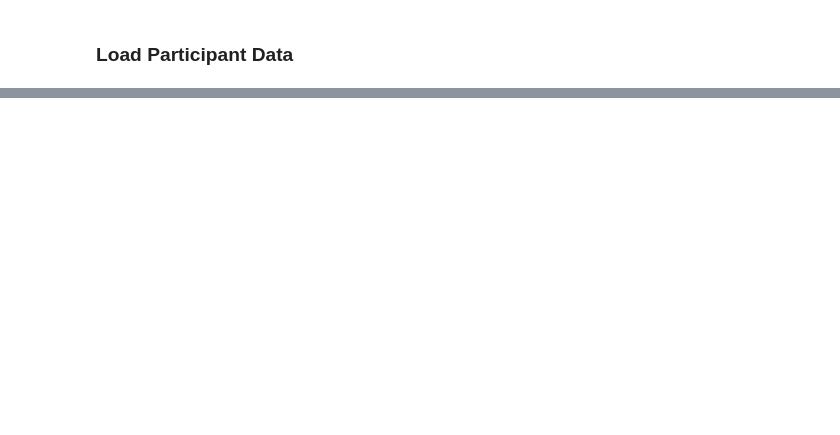
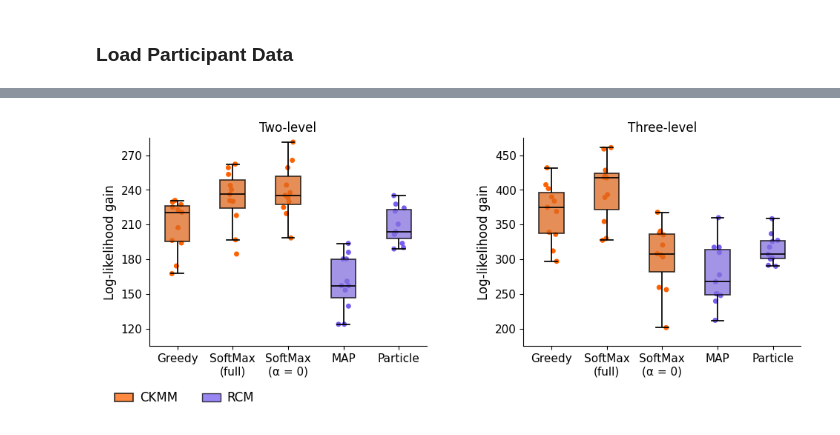
Before and after one commit to katie-warburton/Sequence-Effects-in-Hierarchical-Category-Systems, a Jupyter notebook: Model Comparison.ipynb, the cells around one changed output, grey strips where cells are left out. Cells and saved outputs as stored; diff of their text form; code cells hidden in the pictures; blank space fills up the shorter version.

Commit message:
updated comparison to be the same for both levels of ckmm

```diff
--- a/Model Comparison.ipynb
+++ b/Model Comparison.ipynb
@@ -305,0 +176,2 @@ fig.savefig(f'Figures/loglike-by-fold.jpg', dpi=300,  bbox_inches="tight")
+# %%
+two_lls, three_lls, best_params_ocs, best_params_rcm = cross_validation(ocs_data, (rcm_data2, rcm_data3), item_values, participants, 11, temps, alphas, c_vals, verbose=True)
@@ -305,0 +196,73 @@ fig.savefig(f'Figures/loglike-by-fold.jpg', dpi=300,  bbox_inches="tight")
+# %%
+
+two_df = pd.DataFrame(two_lls, columns=['Greedy', 'SoftMax\n(full)', 'SoftMax\n(α = 0)', 'MAP', 'Particle'])
+two_df['DEPTH'] = 'Two'
+two_df['FOLD'] = [i for i in range(1, 12)]
+two_df['RANDOM'] = np.log((1/3))*(30*13)
+
+three_df = pd.DataFrame(three_lls, columns=['Greedy', 'SoftMax\n(full)', 'SoftMax\n(α = 0)', 'MAP', 'Particle'])
+three_df['DEPTH'] = 'Three'
+three_df['FOLD'] = [i for i in range(1, 12)]
+three_df['RANDOM'] = np.log((1/7))*(30*13)
+
+
+cross_val_df = pd.concat([two_df, three_df])
+long_cross_val = cross_val_df.melt(id_vars=['DEPTH', 'FOLD' ,'RANDOM'], var_name = 'MODEL', value_name='LOGLIKE')
+long_cross_val['TYPE'] = np.where(((long_cross_val.MODEL == 'Greedy') | (long_cross_val.MODEL == 'SoftMax\n(full)') | (long_cross_val.MODEL == 'SoftMax\n(α = 0)')), 'CKMM', 'RCM')
+
+long_cross_val['GAIN'] = long_cross_val['LOGLIKE'] - long_cross_val['RANDOM']
+# %%
+# just_two = long_cross_val[(long_cross_val['MODEL'] == 'SoftMax')|(long_cross_val['MODEL'] == 'Particle')]
+g = sns.catplot(
+    data=long_cross_val,
+    col='DEPTH',
+    x = 'MODEL',
+    y = 'GAIN',
+    hue = 'TYPE',
+    kind='strip',
+    palette= ['#FE6100', '#785EF0'],
+    sharey=False,
+    height=3.9,
+    aspect=1.25,
+    legend=False,
+)
+
+g.map_dataframe(
+    sns.boxplot,
+    x='MODEL',
+    y='GAIN',
+    palette= ['#FE6100', '#785EF0'],
+    hue = 'TYPE',
+    linecolor='black',
+    boxprops=dict(alpha=0.75, edgecolor='black', zorder=10, linewidth=1.25),
+    whiskerprops=dict(zorder=10, linewidth=1.25),
+    capprops=dict(zorder=10, linewidth=1.25),
+    medianprops=dict(zorder=11, linewidth=1.25),
+    width=0.45,
+    fliersize=0,
+)
+
+ckmm_patch = mpatches.Patch(facecolor='#FE6100', alpha=0.75, linewidth=1.25, edgecolor='black', label='CKMM')
+rcm_patch = mpatches.Patch(facecolor='#785EF0', alpha=0.75,  edgecolor='black', label='RCM')
+g.set_xlabels('')
+g.axes[0][0].set_ylabel('Log-likelihood gain', fontsize=12)
+g.axes[0][0].set_yticks([120, 150, 180, 210, 240, 270])
+g.axes[0][0].set_ylim(105, 285)
+g.axes[0][0].tick_params(axis='both', which='major', labelsize=11)
+
+# g.axes[0][0].set_yticks([100, 150, 200, 250, 300, 350])
+# g.axes[0][0].set_ylim(75, 375)
+
+g.axes[0][1].set_ylabel('Log-likelihood gain', fontsize=12)
+g.axes[0][1].set_yticks([200, 250, 300, 350, 400, 450])
+g.axes[0][1].set_ylim(175, 475)
+g.axes[0][1].tick_params(axis='both', which='major', labelsize=11)
+
+g.figure.subplots_adjust(wspace=0.35)
+g.set_titles(col_template="{col_name}-level", size=12)
+g.add_legend(handles=[ckmm_patch, rcm_patch], handlelength=1.5,
+      handletextpad=0.5, loc='lower left', bbox_to_anchor=(0.02, -0.05),
+      frameon=False, ncol=2, fontsize=12)
+g.savefig('Figures/Model Comparison.jpeg', dpi=300)
+# %% [output]
+[figure, added]
```
Also changed, not shown: parts of 10 cells of this notebook.
